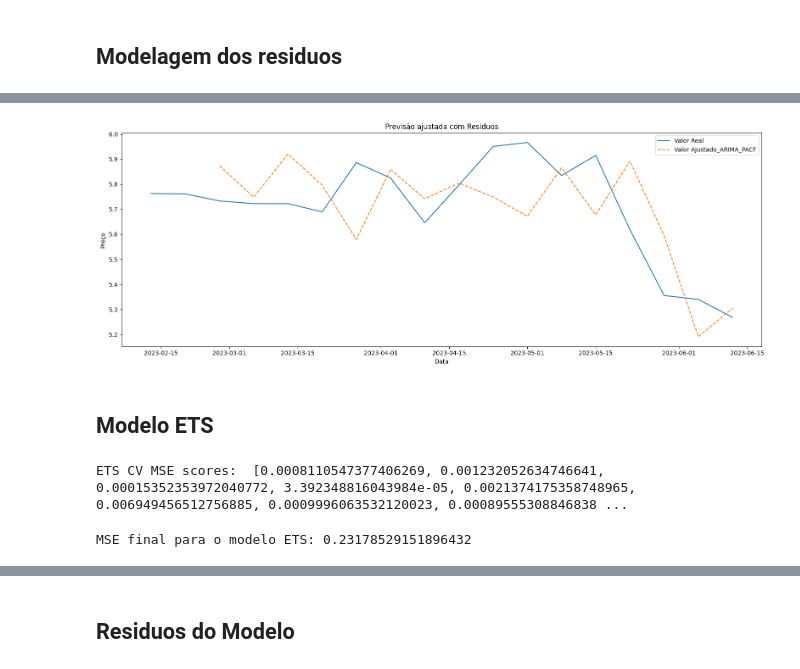
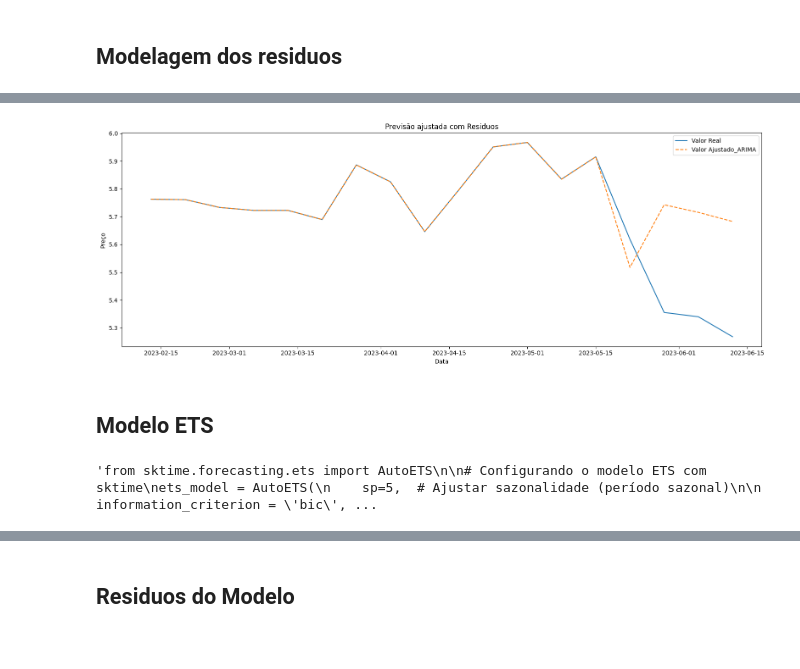
Before and after one commit to KaioBrasildS/Precos-de-Combustiveis-ANP, a Jupyter notebook: notebook_semanal Fortal.ipynb, the cells around one changed output, grey strips where cells are left out. Cells and saved outputs as stored; diff of their text form; code cells hidden in the pictures.

```diff
--- a/notebook_semanal Fortal.ipynb
+++ b/notebook_semanal Fortal.ipynb
@@ -802,32 +959,0 @@ df_previsoes['Valor Ajustado_ARIMA_PACF'] = df_previsoes['Valor Previsto_ARIMA']
-# %%
-
-from statsmodels.tsa.ar_model import AutoReg
-
-# Dicionário para armazenar modelos e previsões para cada município
-modelos_residuos = {}
-previsoes_ajustadas = {}
-
-# Iterar sobre cada município
-for municipio in df_residuos['Municipio'].unique():
-    # Filtrar os dados para o município atual
-    df_municipio = df_residuos[df_residuos['Municipio'] == municipio].copy()
-
-    # Configurar a frequência da série temporal explicitamente
-    df_municipio = df_municipio.asfreq('W-MON')
-
-    # Modelando os resíduos
-    model_residuos_pacf = AutoReg(df_municipio['resid_ARIMA'], lags=[1, 2]).fit()
-
-    # Prevendo os resíduos
-    df_municipio['resid_pred_pacf'] = model_residuos_pacf.predict(start=2, end=len(df_municipio)-1)
-
-    # Salvando o modelo e as previsões
-    modelos_residuos[municipio] = model_residuos_pacf
-    previsoes_ajustadas[municipio] = df_municipio['resid_pred_pacf']
-
-# Ajustando as previsões no DataFrame original
-df_residuos['resid_pred_pacf'] = df_residuos.apply(
-    lambda row: previsoes_ajustadas[row['Municipio']].get(row.name, pd.NA), axis=1
-)
-
-df_previsoes['Valor Ajustado_ARIMA_PACF'] = df_previsoes['Valor Previsto_ARIMA'] + df_residuos['resid_pred_pacf']
@@ -844,16 +969,16 @@ print(f"MSE para o modelo com previsões ajustadas (ARIMA + PACF): {mse_ajustado
 # %%
 plt.figure(figsize=(16, 6))
 plt.plot(df_previsoes['Valor Real'], label='Valor Real')
-plt.plot(df_previsoes['Valor Ajustado_ARIMA_PACF'], label='Valor Ajustado_ARIMA_PACF', linestyle='--')
+plt.plot(df_previsoes['Valor Ajustado_ARIMA'], label='Valor Ajustado_ARIMA', linestyle='--')
 plt.title('Previsão ajustada com Residuos')
 plt.xlabel('Data')
 plt.ylabel('Preço')
 plt.legend()
 
 
 plt.tight_layout()
 plt.show()
 # %% [output]
-[figure, old version]
+[figure, new version]
 # %% [markdown]
 ## Modelo ETS
@@ -860,12 +987,11 @@ plt.show()
 # %%
-from sktime.forecasting.ets import AutoETS
+# Modelo 1
+'''from sktime.forecasting.ets import AutoETS
 
 # Configurando o modelo ETS com sktime
 ets_model = AutoETS(
-    seasonal='add',  # Ajustar conforme necessário (pode ser 'add' ou 'mul')
     sp=5,  # Ajustar sazonalidade (período sazonal)
-    error='add',    # Erro aditivo
-    trend='mul' ,   # Tendência aditiva
+
     information_criterion = 'bic',
     auto  = True
 )
@@ -896,6 +1022,7 @@ print(f"MSE final para o mvodelo ETS: {mse_ets}")
 # Ajustando as previsões no DataFrame original
 df_previsoes['Valor Previsto_ETS'] = y_pred_ets.values
 df_residuos['resid_ETS'] = df_previsoes['Valor Real'].subtract(df_previsoes['Valor Previsto_ETS'])
+
+'''
 # %% [output]
-ETS CV MSE scores:  [0.0008110547377406269, 0.001232052634746641, 0.00015352353972040772, 3.392348816043984e-05, 0.0021374175358748965, 0.006949456512756885, 0.0009996063532120023, 0.00089555308846838 ...
+'from sktime.forecasting.ets import AutoETS\n\n# Configurando o modelo ETS com sktime\nets_model = AutoETS(\n    sp=5,  # Ajustar sazonalidade (período sazonal)\n\n    information_criterion = \'bic\', ...
-MSE final para o modelo ETS: 0.23178529151896432
```
Also changed, not shown: parts of 48 cells of this notebook.
